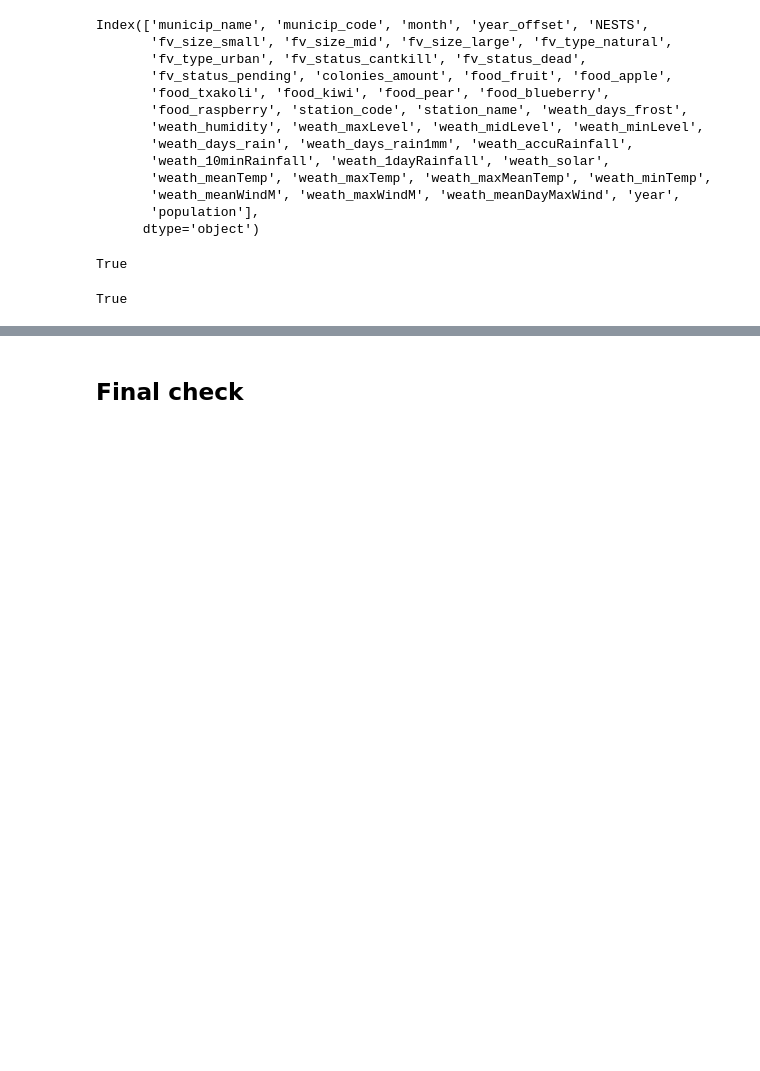
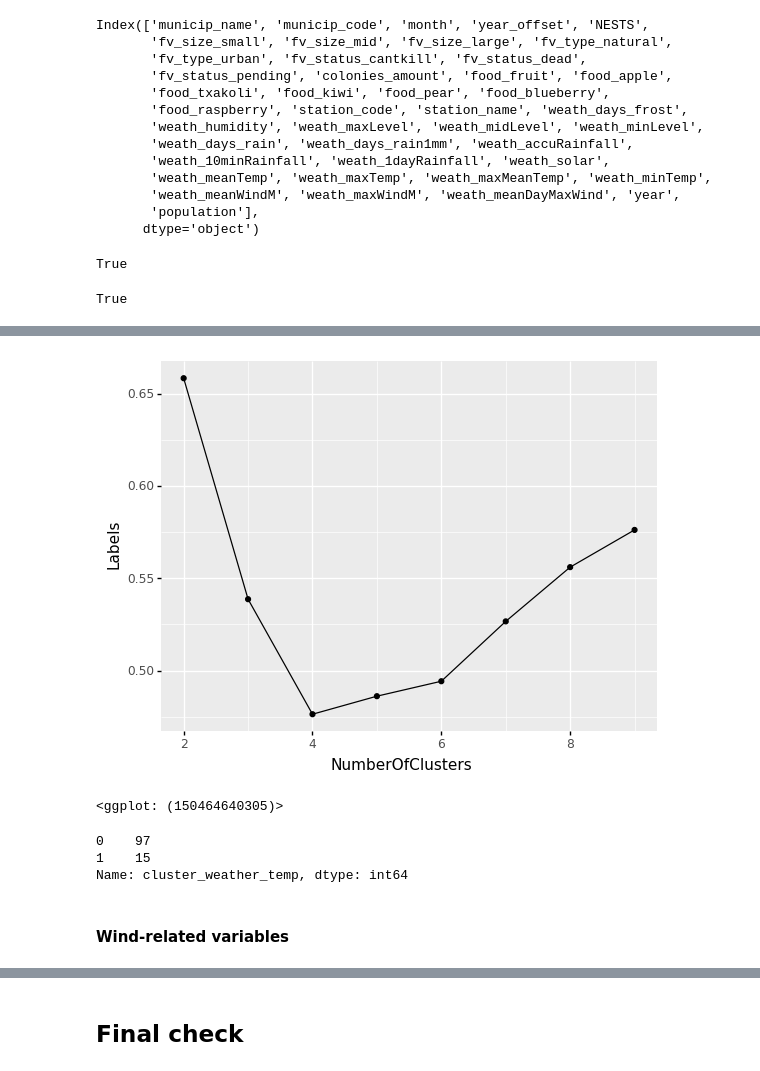
Before and after one commit to IEwaspbusters/KopuruVespaCompetitionIE, a Jupyter notebook: Competition_subs/2021-05-26_submit/Feeder_months/workerbee03_NESTS.ipynb, the cells around one changed output, grey strips where cells are left out. Saved outputs shown, nothing was run; the diff lists cells and outputs as text; code cells hidden in the pictures; blank space fills up the shorter version.

```diff
--- a/Competition_subs/2021-05-26_submit/Feeder_months/workerbee03_NESTS.ipynb
+++ b/Competition_subs/2021-05-26_submit/Feeder_months/workerbee03_NESTS.ipynb
@@ -599,0 +638,2 @@ all_the_queens_wasps_TRAIN['Cluster'] = pd.Series(modelLabels, index=all_the_que
+# %%
+clustersby_weather_humid = 2
@@ -599,0 +649,3 @@ all_the_queens_wasps_TRAIN['Cluster'] = pd.Series(modelLabels, index=all_the_que
+# %%
+all_the_queens_wasps_TRAIN = pd.merge(all_the_queens_wasps_TRAIN, weatherWetClusters['cluster_weather_wet'], how = 'left', on= 'municip_code')
+all_the_queens_wasps_PREDICT = pd.merge(all_the_queens_wasps_PREDICT, weatherWetClusters['cluster_weather_wet'], how = 'left', on= 'municip_code')
@@ -599,0 +654,15 @@ all_the_queens_wasps_TRAIN['Cluster'] = pd.Series(modelLabels, index=all_the_que
+# %%
+# scale the dataset using MinMaxScaler, the most common approach
+
+#scalators = ['weath_days_frost', 'weath_humidity', 'weath_maxLevel', 'weath_midLevel', 'weath_minLevel', 'weath_days_rain', 'weath_days_rain1mm', 'weath_accuRainfall', 'weath_10minRainfall', 'weath_1dayRainfall', 'weath_solar', 'weath_meanTemp', 'weath_maxTemp', 'weath_maxMeanTemp', 'weath_minTemp', 'weath_meanWindM', 'weath_maxWindM', 'weath_meanDayMaxWind']
+scalators_temp = ['municip_code', 'weath_meanTemp', 'weath_maxTemp', 'weath_maxMeanTemp', 'weath_minTemp']
+
+weathercock_temp = all_the_queens_wasps_TRAIN[scalators_temp].copy()
+weathercock_temp.iloc[:,1:] = preprocessing.minmax_scale(weathercock_temp.iloc[:,1:])
+# %%
+weathercock_temp = weathercock_temp.groupby(by='municip_code', as_index=True).mean()
+tempSilhouette = silueta(10, weathercock_temp)
+ggplot(aes(x='NumberOfClusters', y='Labels'), tempSilhouette) + geom_line() + geom_point()
+# %% [output]
+[figure, added]
+<ggplot: (150464640305)>
@@ -599,0 +671,9 @@ all_the_queens_wasps_TRAIN['Cluster'] = pd.Series(modelLabels, index=all_the_que
+# %%
+weatherTempClusters = pd.DataFrame()
+weatherTempClusters['cluster_weather_temp'] = kmedias(clustersby_weather_temp, weathercock_temp)
+weatherTempClusters['cluster_weather_temp'].reset_index()
+weatherTempClusters['cluster_weather_temp'].value_counts()
+# %% [output]
+0    97
+1    15
+Name: cluster_weather_temp, dtype: int64
@@ -599,0 +683,2 @@ all_the_queens_wasps_TRAIN['Cluster'] = pd.Series(modelLabels, index=all_the_que
+# %% [markdown]
+#### Wind-related variables
```
Also changed, not shown: parts of 85 cells of this notebook, 1 other file.
